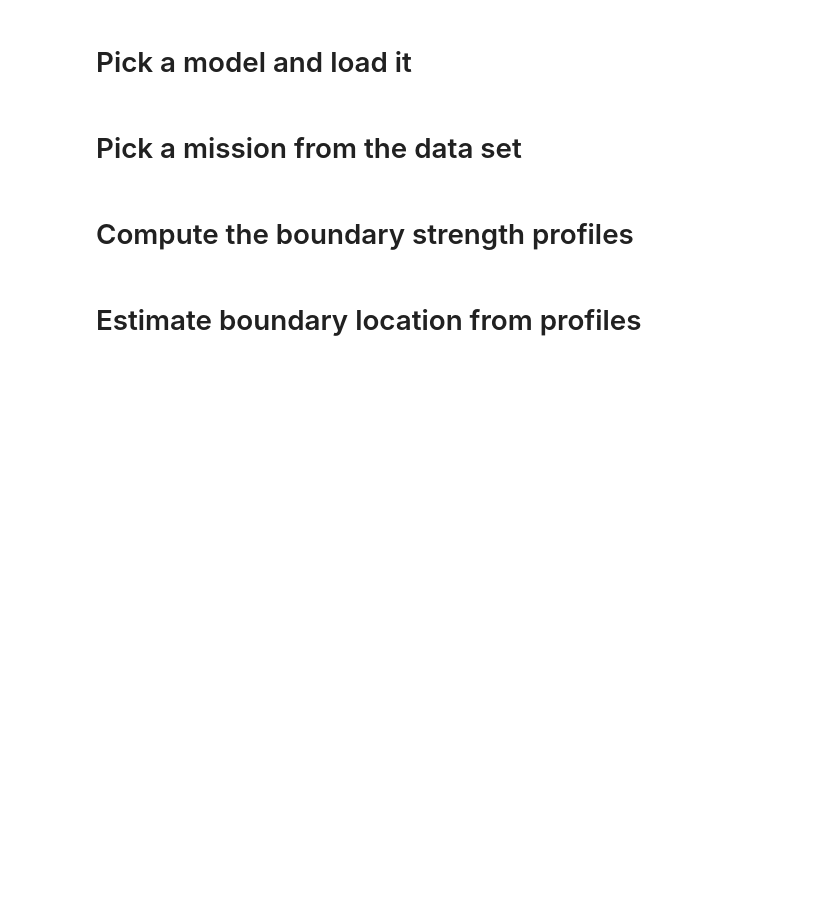
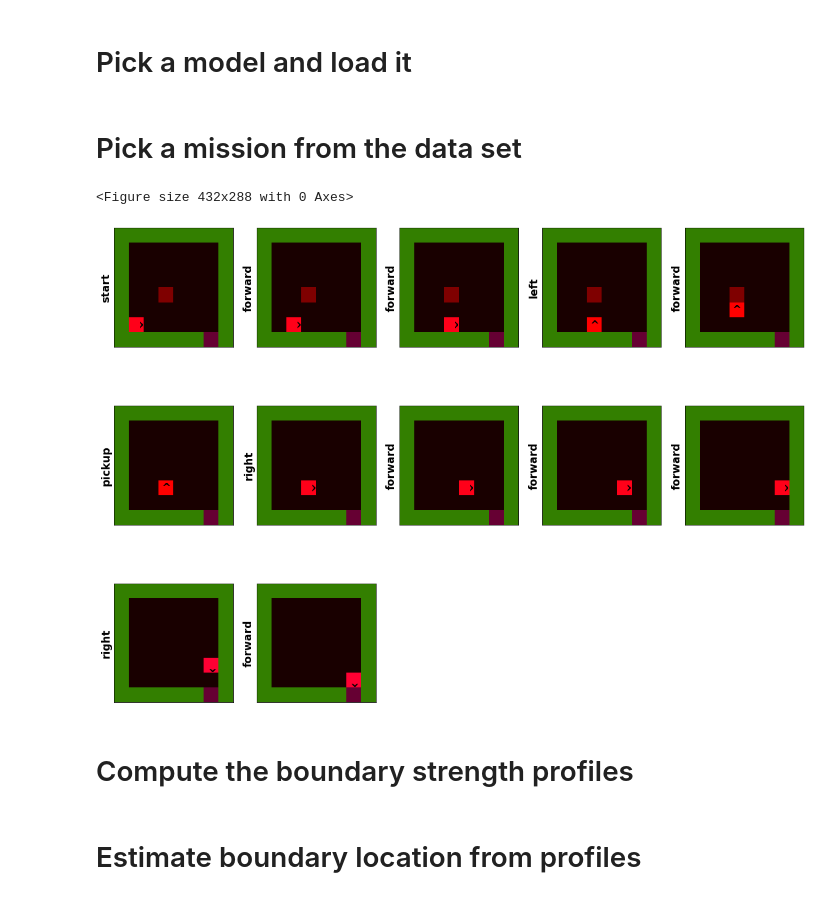
Before and after one commit to n-harley/idyo-gw, a Jupyter notebook: model-explorer.ipynb, the cells around one changed output. Cells and saved outputs as stored; diff of their text form; code cells hidden in the pictures; blank space fills up the shorter version.

```diff
--- a/model-explorer.ipynb
+++ b/model-explorer.ipynb
@@ -28,6 +38,10 @@ data = gw.load_data(model_name)
 # Pick a mission from the data set
 # %%
 id = 20
+gw.display_mission(data,id)
+# %% [output]
+<Figure size 432x288 with 0 Axes>
+[figure, added]
 # %% [markdown]
 # Compute the boundary strength profiles
 # %%
```
Also changed, not shown: parts of 3 cells of this notebook, 3 other files.
